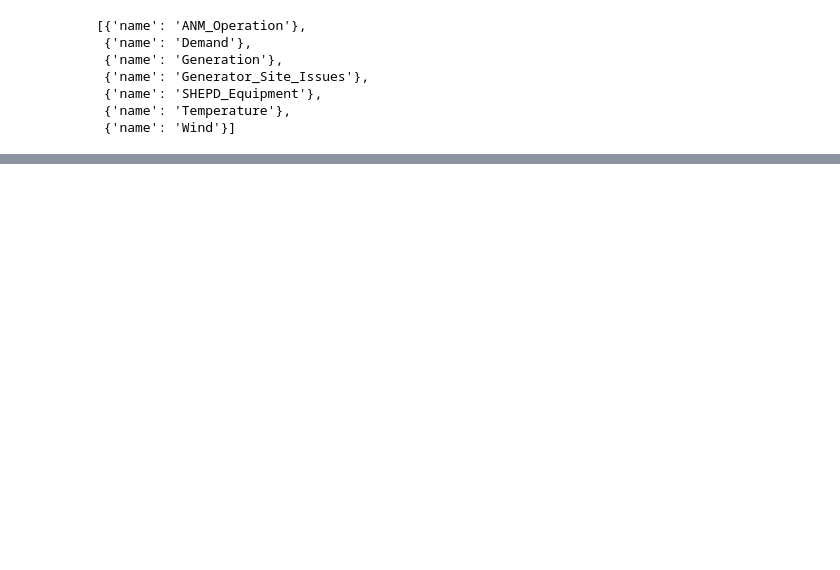
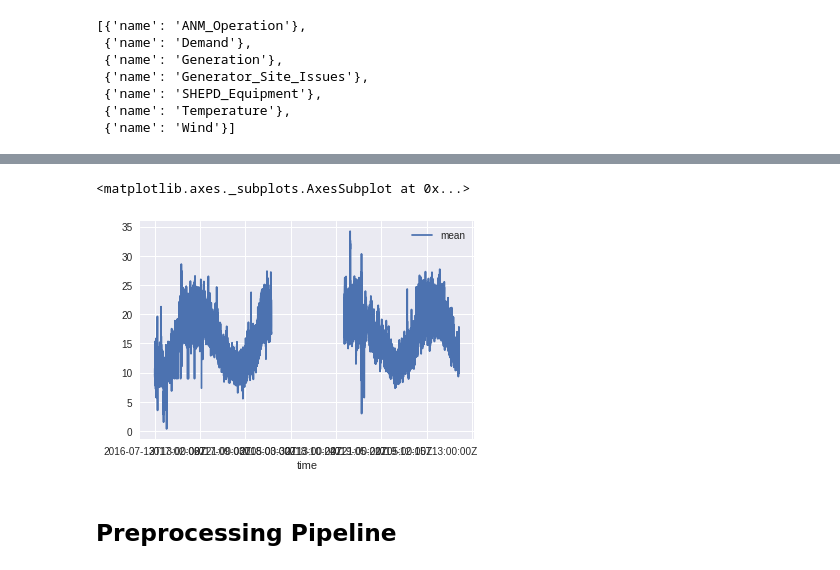
Before and after one commit to gergokoncz/itu, a Jupyter notebook: 4th_semester/large_scale_data/assignment4/influx_exploration.ipynb, the cells around one changed output, grey strips where cells are left out. Cells and saved outputs as stored; diff of their text form; code cells hidden in the pictures; blank space fills up the shorter version.

```diff
--- a/4th_semester/large_scale_data/assignment4/influx_exploration.ipynb
+++ b/4th_semester/large_scale_data/assignment4/influx_exploration.ipynb
@@ -55,6 +58,13 @@ demand_df.head()
 # %%
-results = client.query('SELECT * FROM "Generation" where time > now() - 4w ORDER BY time')
+results = client.query('SELECT mean(Total) FROM "Demand" WHERE time > now() - 200w GROUP BY time(1h)')
 points = results.get_points()
 values = results.raw['series'][0]["values"]
 columns = results.raw['series'][0]["columns"]
-#generation_df = pd.DataFrame(values, columns = columns).set_index("time")
+demand_mean_df = pd.DataFrame(values, columns = columns).set_index("time")
+# %%
+demand_mean_df.plot()
+# %% [output]
+<matplotlib.axes._subplots.AxesSubplot at 0x...>
+[figure, added]
+# %% [markdown]
+## Preprocessing Pipeline
```
Also changed, not shown: parts of 32 cells of this notebook, 6 other files.
